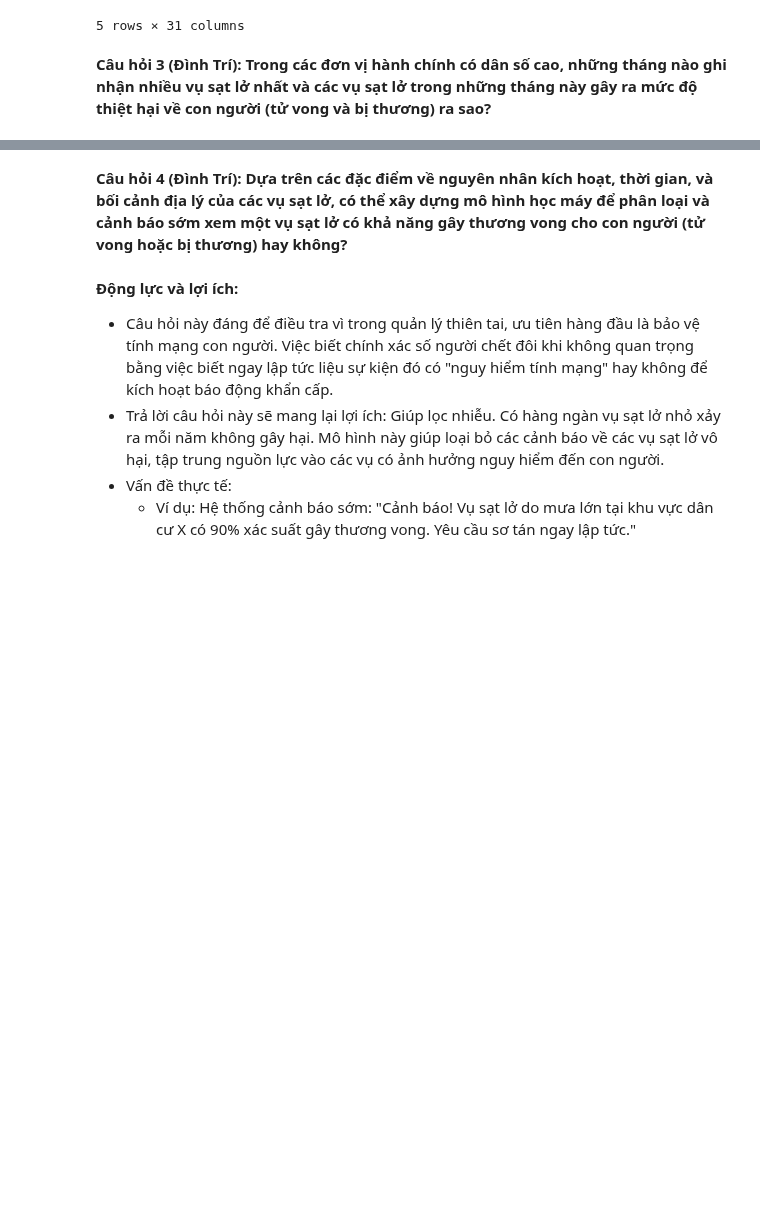
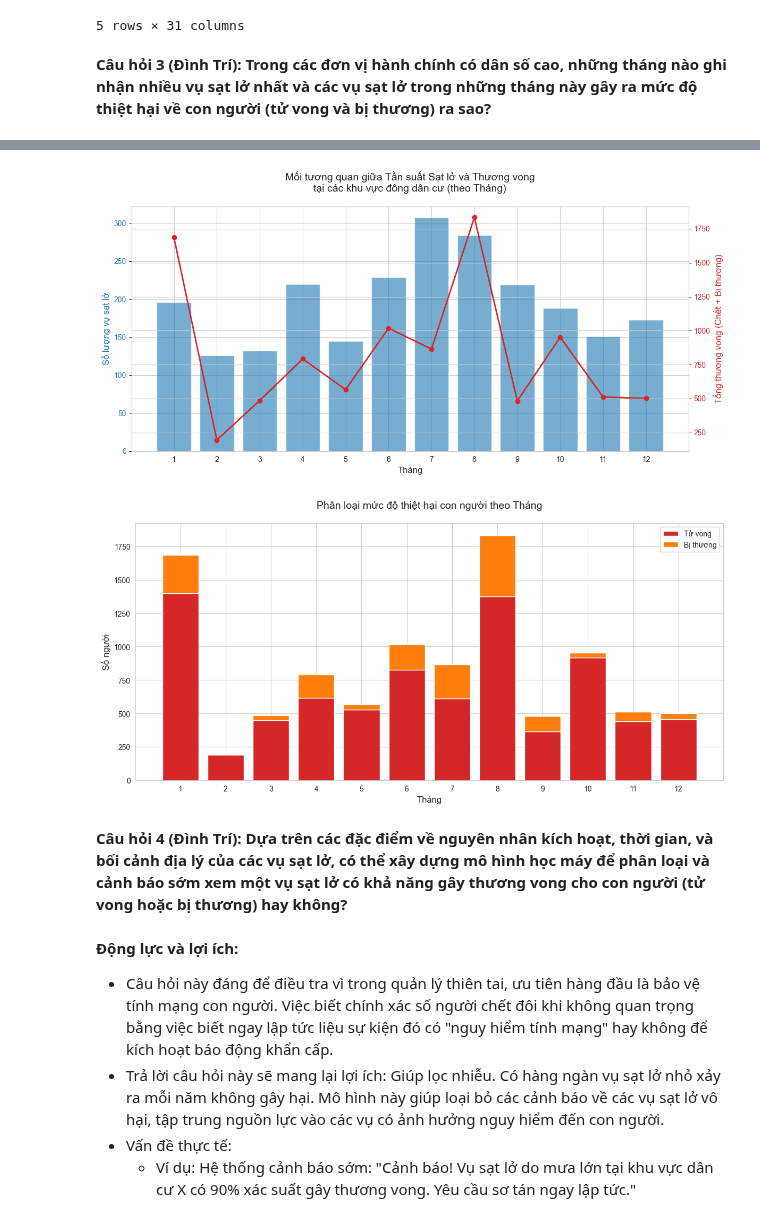
Before and after one commit to tientien01/Global-Landslide-Catalog-NASA-Analysis, a Jupyter notebook: notebook/05_modeling.ipynb, the cells around one changed output, grey strips where cells are left out. Drawn from its saved outputs; the diff is of its cells as text; code cells hidden in the pictures; blank space fills up the shorter version.

```diff
--- a/notebook/05_modeling.ipynb
+++ b/notebook/05_modeling.ipynb
@@ -39,3 +138,77 @@ df.head()
+# %%
+def analyze_monthly_impact(df_high_pop):
+    # 1. Gom nhóm theo tháng và tính toán
+    monthly_stats = df_high_pop.groupby('month').agg({
+        'event_date': 'count',          # Đếm số vụ
+        'fatality_count': 'sum',        # Tổng số chết
+        'injury_count': 'sum'           # Tổng số bị thương
+    }).rename(columns={'event_date': 'event_count'})
+
+    # 2. Tạo cột tổng thương vong
+    monthly_stats['total_casualties'] = (
+        monthly_stats['fatality_count'] + monthly_stats['injury_count']
+    )
+
+    # Sắp xếp index để đảm bảo tháng chạy từ 1 đến 12
+    monthly_stats = monthly_stats.sort_index()
+
+    return monthly_stats
+
+# Thực hiện phân tích
+monthly_stats = analyze_monthly_impact(df_high_pop)
+
+# --- PHẦN VẼ BIỂU ĐỒ ---
+
+def visualize_results(monthly_stats):
+    sns.set_style("whitegrid")
+    months = monthly_stats.index
+
+    # === BIỂU ĐỒ 1: Tần suất Sạt lở vs Tổng Thương vong (2 trục) ===
+    fig, ax1 = plt.subplots(figsize=(12, 6))
+
+    # Trục 1 (Cột): Số lượng vụ sạt lở
+    color = 'tab:blue'
+    ax1.set_xlabel('Tháng', fontsize=12)
+    ax1.set_ylabel('Số lượng vụ sạt lở', color=color, fontsize=12)
+    ax1.bar(months, monthly_stats['event_count'], color=color, alpha=0.6, label='Số vụ')
+    ax1.tick_params(axis='y', labelcolor=color)
+    ax1.set_xticks(months)
+
+    # Trục 2 (Đường): Tổng thương vong
+    ax2 = ax1.twinx()  # Tạo trục y thứ 2 dùng chung trục x
+    color = 'tab:red'
+    ax2.set_ylabel('Tổng thương vong (Chết + Bị thương)', color=color, fontsize=12)
+    ax2.plot(months, monthly_stats['total_casualties'], color=color,
+             marker='o', linewidth=2, linestyle='-', label='Thương vong')
+    ax2.tick_params(axis='y', labelcolor=color)
+
+    plt.title('Mối tương quan giữa Tần suất Sạt lở và Thương vong\ntại các khu vực đông dân cư (theo Tháng)',
+              fontsize=14, pad=20)
+    fig.tight_layout()
+    plt.show()
+
+    # === BIỂU ĐỒ 2: Thành phần thương vong (Chết vs Bị thương) ===
+    fig, ax = plt.subplots(figsize=(12, 6))
+
+    # Vẽ biểu đồ chồng (Stacked Bar)
+    p1 = plt.bar(months, monthly_stats['fatality_count'], color='#d62728', label='Tử vong')
+    p2 = plt.bar(months, monthly_stats['injury_count'],
+                 bottom=monthly_stats['fatality_count'], # Chồng lên cột tử vong
+                 color='#ff7f0e', label='Bị thương')
+
+    plt.xlabel('Tháng', fontsize=12)
+    plt.ylabel('Số người', fontsize=12)
+    plt.title('Phân loại mức độ thiệt hại con người theo Tháng', fontsize=14, pad=20)
+    plt.xticks(months)
+    plt.legend()
+
+    plt.tight_layout()
+    plt.show()
+
+visualize_results(monthly_stats)
+# %% [output]
+[figure, added]
+[figure, added]
 # %% [markdown]
 **Câu hỏi 4 (Đình Trí): Dựa trên các đặc điểm về nguyên nhân kích hoạt, thời gian, và bối cảnh địa lý của các vụ sạt lở, có thể xây dựng mô hình học máy để phân loại và cảnh báo sớm xem một vụ sạt lở có khả năng gây thương vong cho con người (tử vong hoặc bị thương) hay không?**
 # %% [markdown]
```
Also changed, not shown: parts of 6 cells of this notebook.
